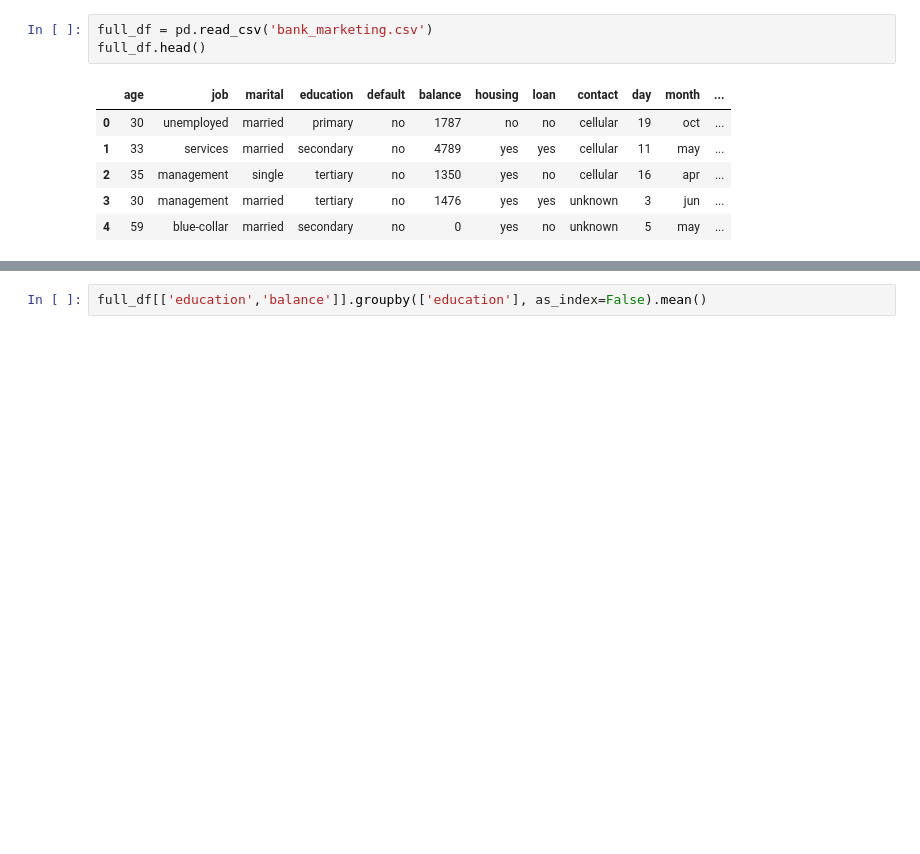
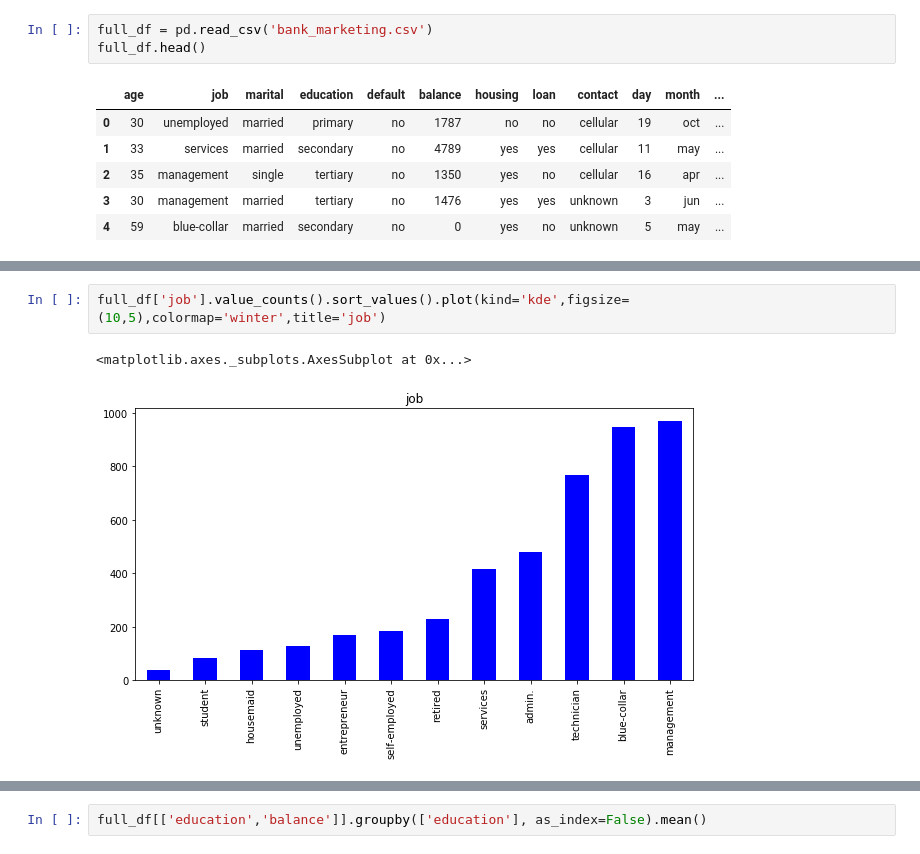
Before and after one commit to rdryden/SCS_3250_022_Foundations_of_data_science, a Jupyter notebook: Group_project_explore_dataset.ipynb, the cells around one changed output, grey strips where cells are left out. Cells and saved outputs as stored; diff of their text form; blank space fills up the shorter version.

```diff
--- a/Group_project_explore_dataset.ipynb
+++ b/Group_project_explore_dataset.ipynb
@@ -39,0 +139,5 @@ print(len(test_df))
+# %%
+full_df['job'].value_counts().sort_values().plot(kind='kde',figsize=(10,5),colormap='winter',title='job')
+# %% [output]
+<matplotlib.axes._subplots.AxesSubplot at 0x...>
+[figure, added]
```
Also changed, not shown: parts of 25 cells of this notebook.
